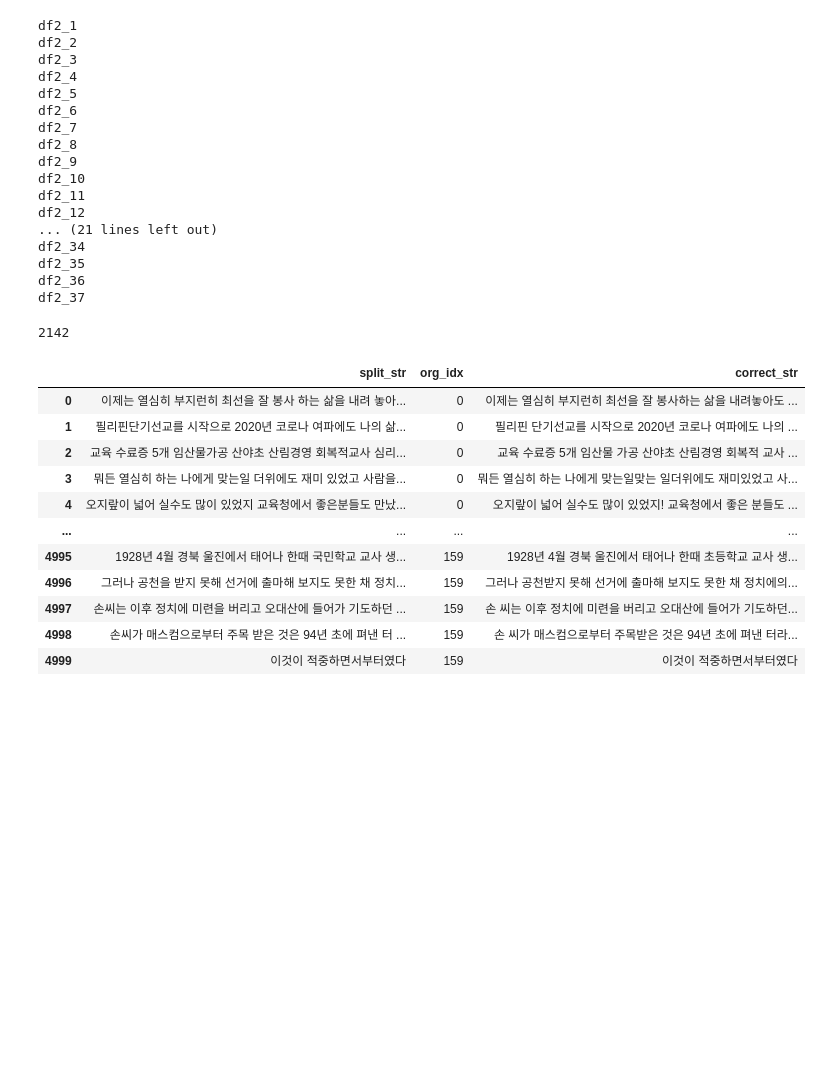
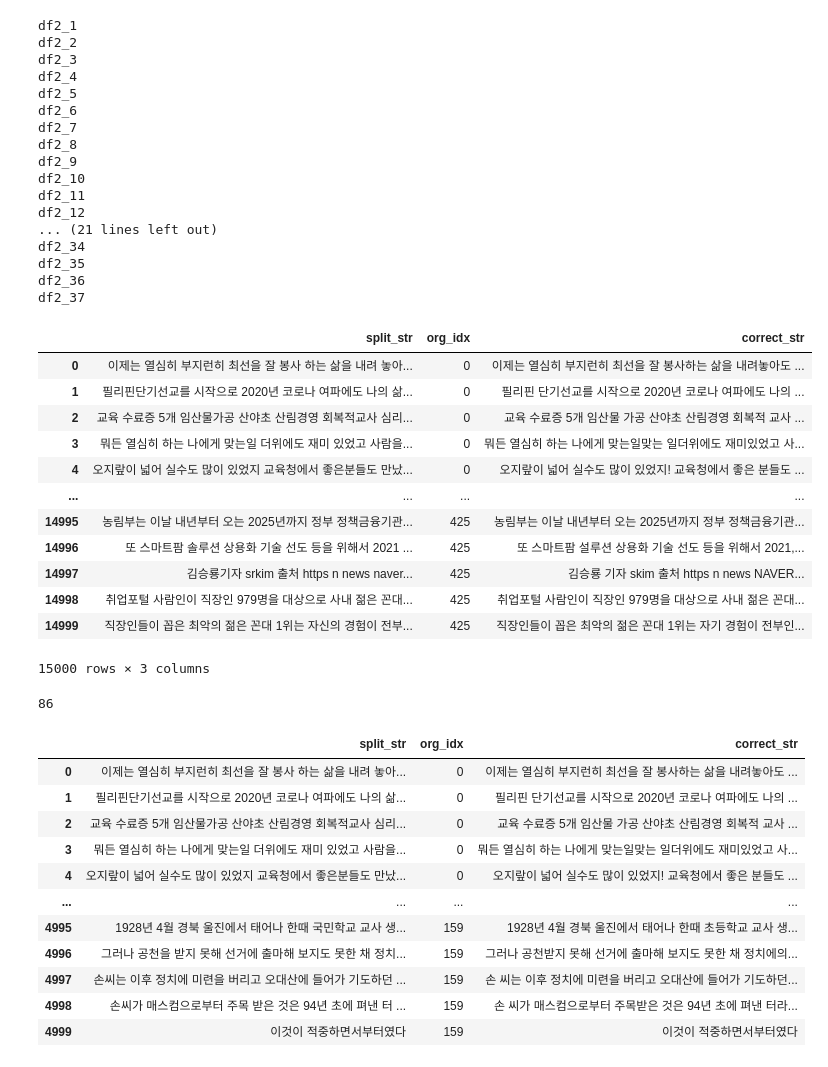
Before and after one commit to DDalaDDula/NIFoS, a Jupyter notebook: 치유(복지)/한글_텍스트_전처리2020(불용어_제거_및_문장분리).ipynb, the cells around one changed output. Cells and saved outputs as stored; diff of their text form; code cells hidden in the pictures; blank space fills up the shorter version.

```diff
--- a/치유(복지)/한글_텍스트_전처리2020(불용어_제거_및_문장분리).ipynb
+++ b/치유(복지)/한글_텍스트_전처리2020(불용어_제거_및_문장분리).ipynb
@@ -263,9 +305,26 @@ df2_37
 
 # ''' 문장 데이터 프레임 저장 '''
 # df_s.to_csv('./산림복지/2020산림복지_본문_맞춤법검사.csv', index=False, encoding='UTF-8')
+# %%
+df_s = pd.read_csv("./산림복지/2020산림복지_본문_맞춤법검사.csv", encoding='UTF-8')
+df_s
+# %% [output]
+|  | split_str | org_idx | correct_str |
+| 0 | 이제는 열심히 부지런히 최선을 잘 봉사 하는 삶을 내려 놓아... | 0 | 이제는 열심히 부지런히 최선을 잘 봉사하는 삶을 내려놓아도 ... |
+| 1 | 필리핀단기선교를 시작으로 2020년 코로나 여파에도 나의 삶... | 0 | 필리핀 단기선교를 시작으로 2020년 코로나 여파에도 나의 ... |
+| 2 | 교육 수료증 5개 임산물가공 산야초 산림경영 회복적교사 심리... | 0 | 교육 수료증 5개 임산물 가공 산야초 산림경영 회복적 교사 ... |
+| 3 | 뭐든 열심히 하는 나에게 맞는일 더위에도 재미 있었고 사람을... | 0 | 뭐든 열심히 하는 나에게 맞는일맞는 일더위에도 재미있었고 사... |
+| 4 | 오지랖이 넓어 실수도 많이 있었지 교육청에서 좋은분들도 만났... | 0 | 오지랖이 넓어 실수도 많이 있었지! 교육청에서 좋은 분들도 ... |
+| ... | ... | ... | ... |
+| 14995 | 농림부는 이날 내년부터 오는 2025년까지 정부 정책금융기관... | 425 | 농림부는 이날 내년부터 오는 2025년까지 정부 정책금융기관... |
+| 14996 | 또 스마트팜 솔루션 상용화 기술 선도 등을 위해서 2021 ... | 425 | 또 스마트팜 설루션 상용화 기술 선도 등을 위해서 2021,... |
+| 14997 | 김승룡기자 srkim 출처 https n news naver... | 425 | 김승룡 기자 skim 출처 https n news NAVER... |
+| 14998 | 취업포털 사람인이 직장인 979명을 대상으로 사내 젊은 꼰대... | 425 | 취업포털 사람인이 직장인 979명을 대상으로 사내 젊은 꼰대... |
+| 14999 | 직장인들이 꼽은 최악의 젊은 꼰대 1위는 자신의 경험이 전부... | 425 | 직장인들이 꼽은 최악의 젊은 꼰대 1위는 자기 경험이 전부인... |
+15000 rows × 3 columns
 # %%
 '''맞춤법 검사하기'''
-a = 1
+a = int(len(df_s)/5000) + 1
 while a < 38:
     ko_grammar(dfs["df2_%s"%a]['split_str'])
     dfs["df2_%s"%a]['correct_str'] = correct_list
@@ -273,7 +332,7 @@ while a < 38:
     df_s.to_csv('./산림복지/2020산림복지_본문_맞춤법검사.csv', index=False, encoding='UTF-8')
     a += 1
 # %% [output]
-2142
+86
 # %%
 dfs
 # %%
```
Also changed, not shown: parts of 6 cells of this notebook, 5 other files.
